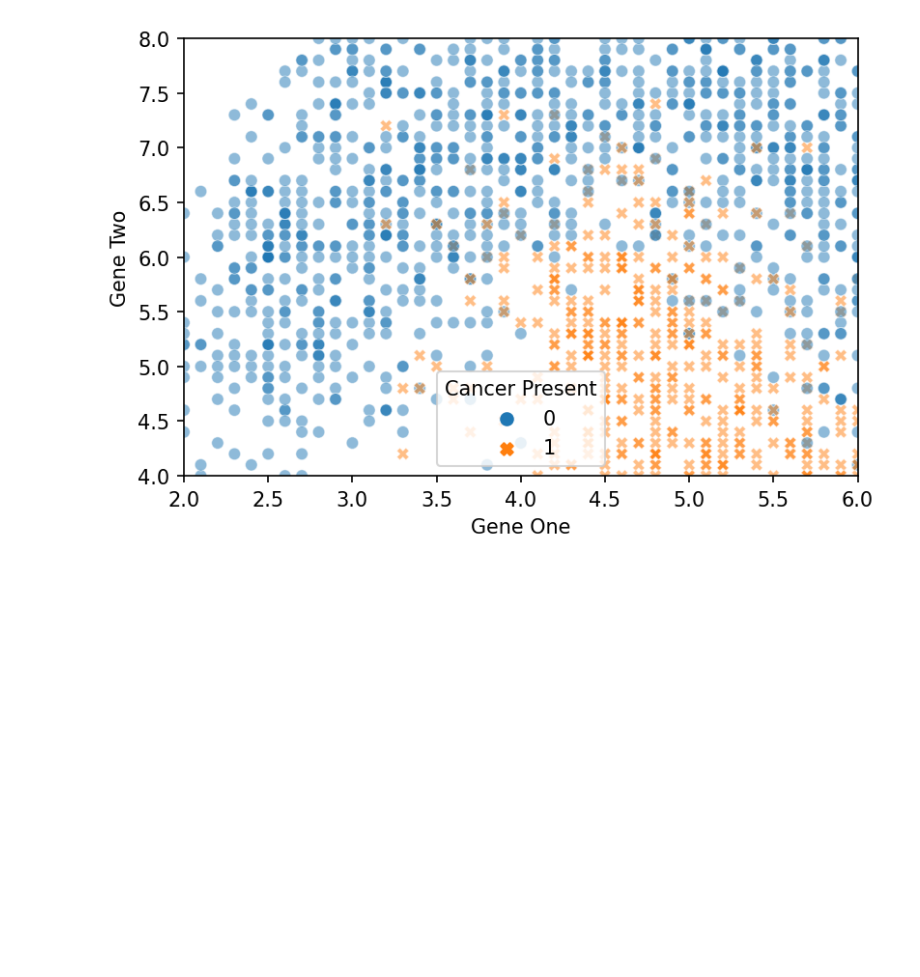
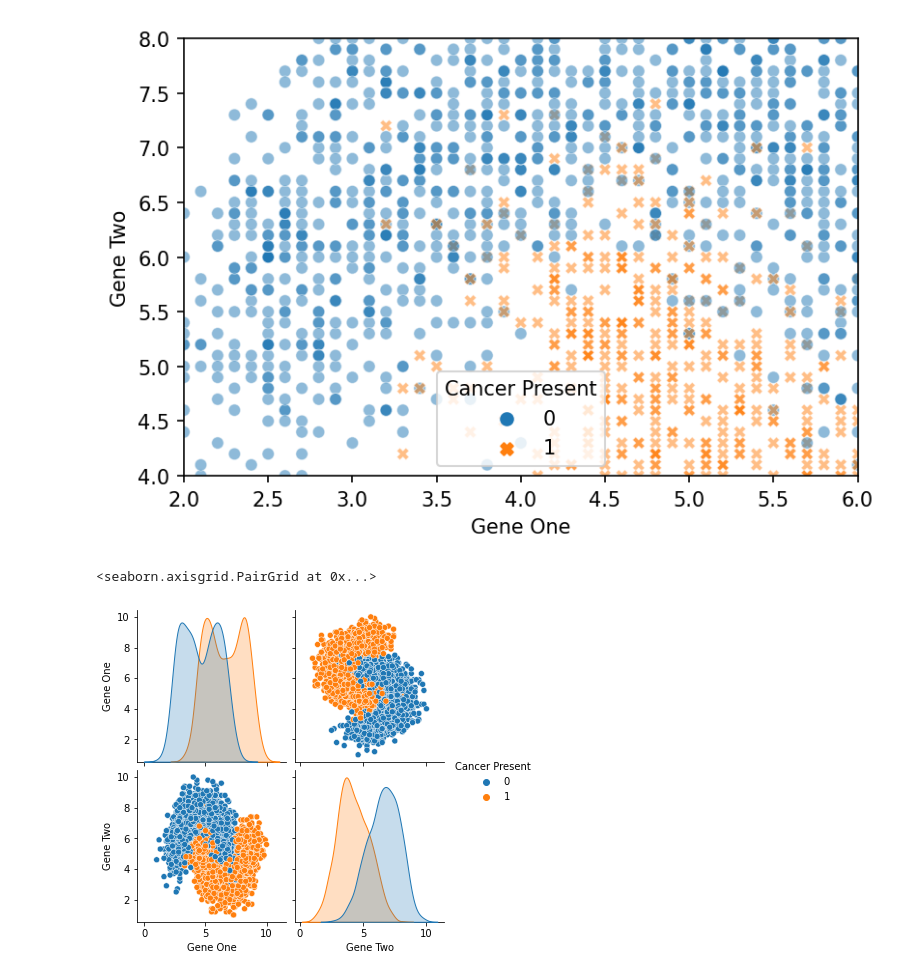
Before and after one commit to Paulo-Rodrigues/basic_machine_learning, a Jupyter notebook: KNN.ipynb, the cells around one changed output. Cells and saved outputs as stored; diff of their text form; code cells hidden in the pictures; blank space fills up the shorter version.

```diff
--- a/KNN.ipynb
+++ b/KNN.ipynb
@@ -22,4 +22,7 @@ plt.ylim(4,8)
 (4.0, 8.0)
 [figure]
 # %%
-sns.pairplot(data=df, hu)
+sns.pairplot(data=df, hue='Cancer Present')
+# %% [output]
+<seaborn.axisgrid.PairGrid at 0x...>
+[figure, added]
```
Also changed, not shown: parts of 10 cells of this notebook.
